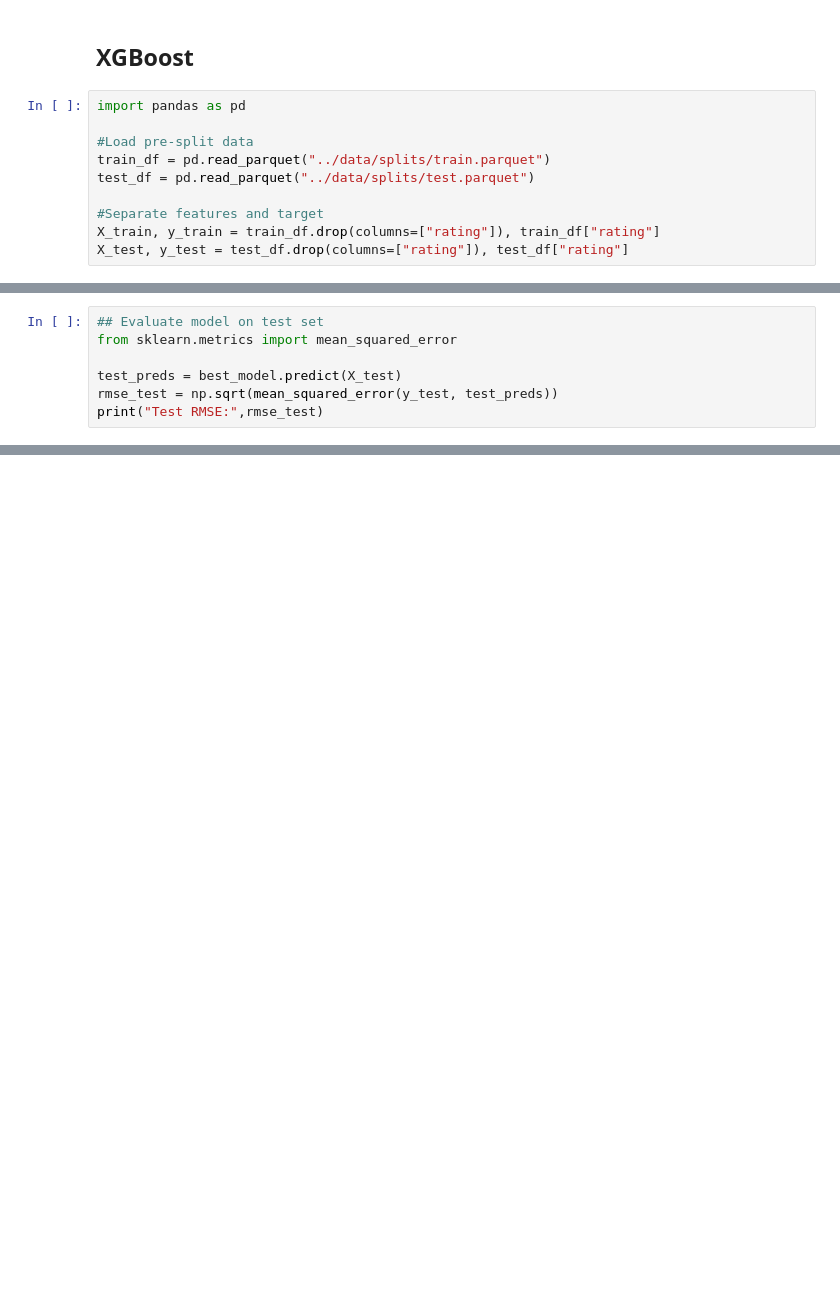
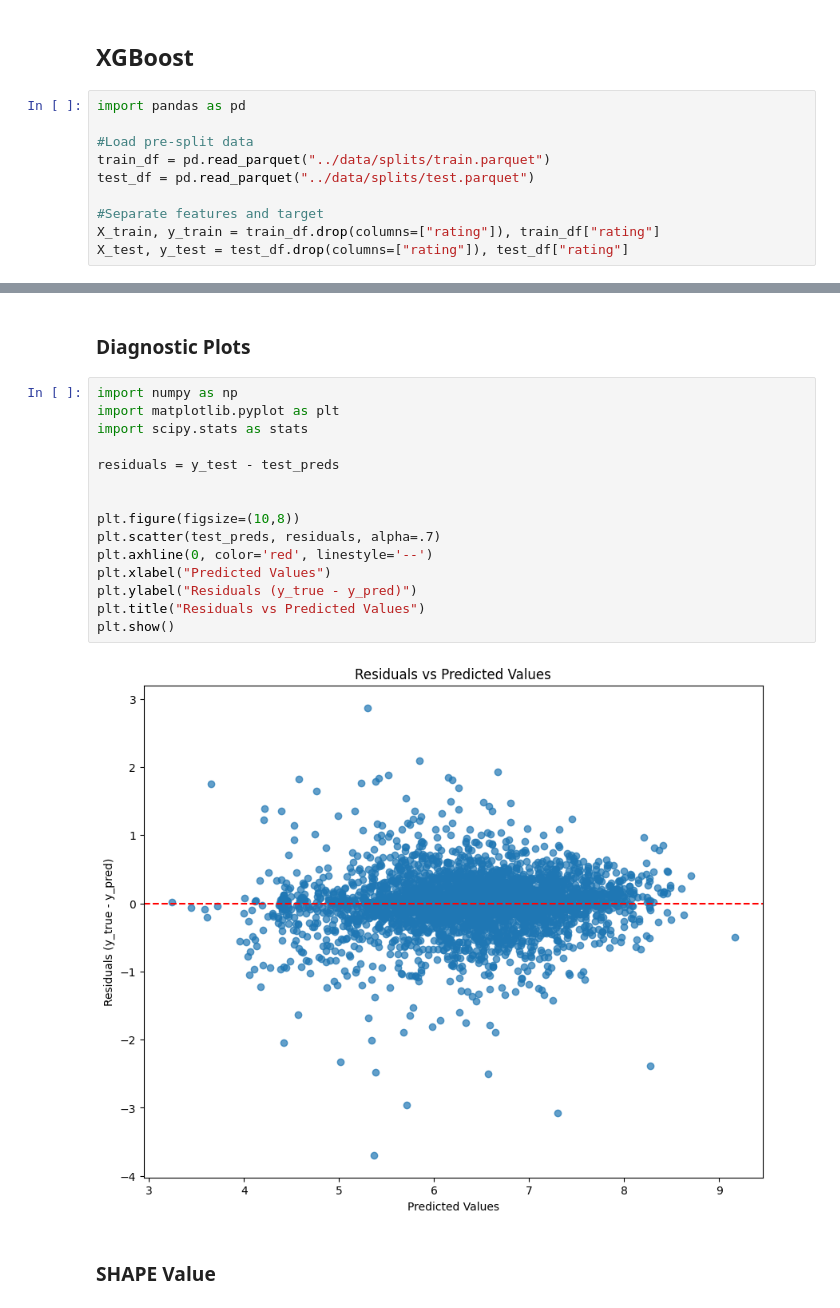
Before and after one commit to do121841/COP_Final_Project, a Jupyter notebook: notebooks/Model_Training.ipynb, the cells around one changed output, grey strips where cells are left out. Cells and saved outputs as stored; diff of their text form; blank space fills up the shorter version.

```diff
--- a/notebooks/Model_Training.ipynb
+++ b/notebooks/Model_Training.ipynb
@@ -153,7 +134,0 @@ best_model.fit(
-# %%
-## Evaluate model on test set
-from sklearn.metrics import mean_squared_error
-
-test_preds = best_model.predict(X_test)
-rmse_test = np.sqrt(mean_squared_error(y_test, test_preds))
-print("Test RMSE:",rmse_test)
@@ -159,0 +147,21 @@ print("Test RMSE:",rmse_test)
+# %% [markdown]
+### Diagnostic Plots
+# %%
+import numpy as np
+import matplotlib.pyplot as plt
+import scipy.stats as stats
+
+residuals = y_test - test_preds
+
+
+plt.figure(figsize=(10,8))
+plt.scatter(test_preds, residuals, alpha=.7)
+plt.axhline(0, color='red', linestyle='--')
+plt.xlabel("Predicted Values")
+plt.ylabel("Residuals (y_true - y_pred)")
+plt.title("Residuals vs Predicted Values")
+plt.show()
+# %% [output]
+[figure, added]
+# %% [markdown]
+### SHAPE Value
```
Also changed, not shown: parts of 11 cells of this notebook, 1 other file.
